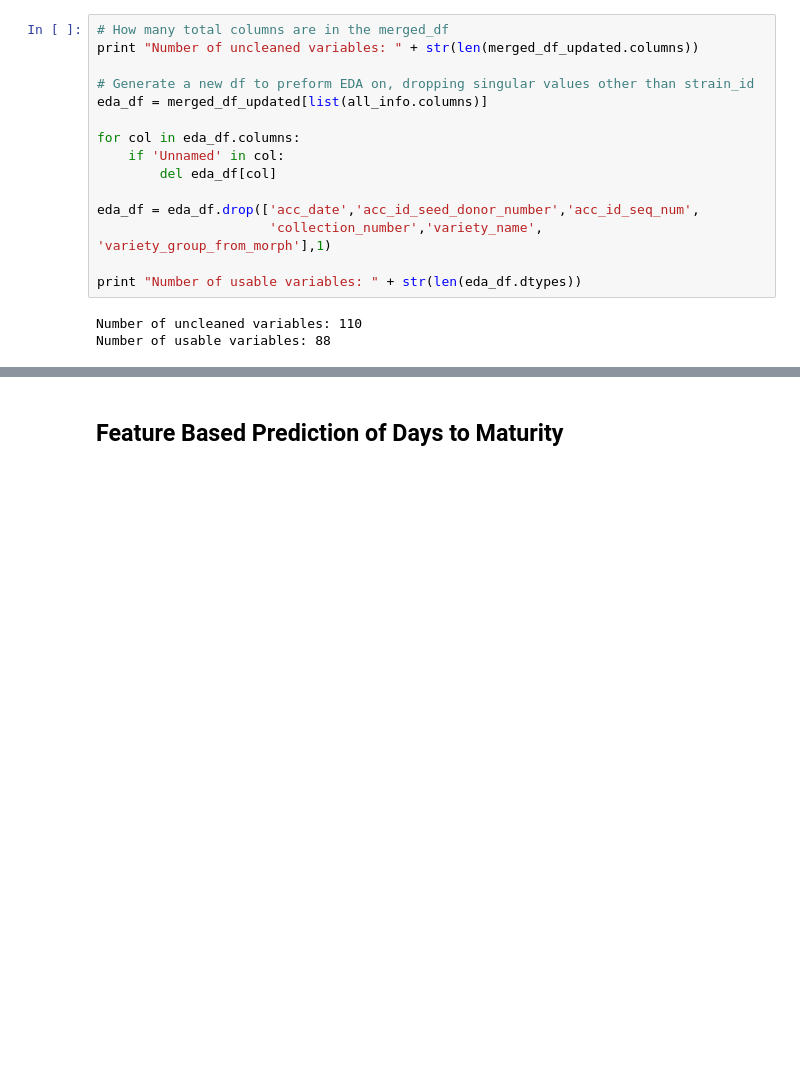
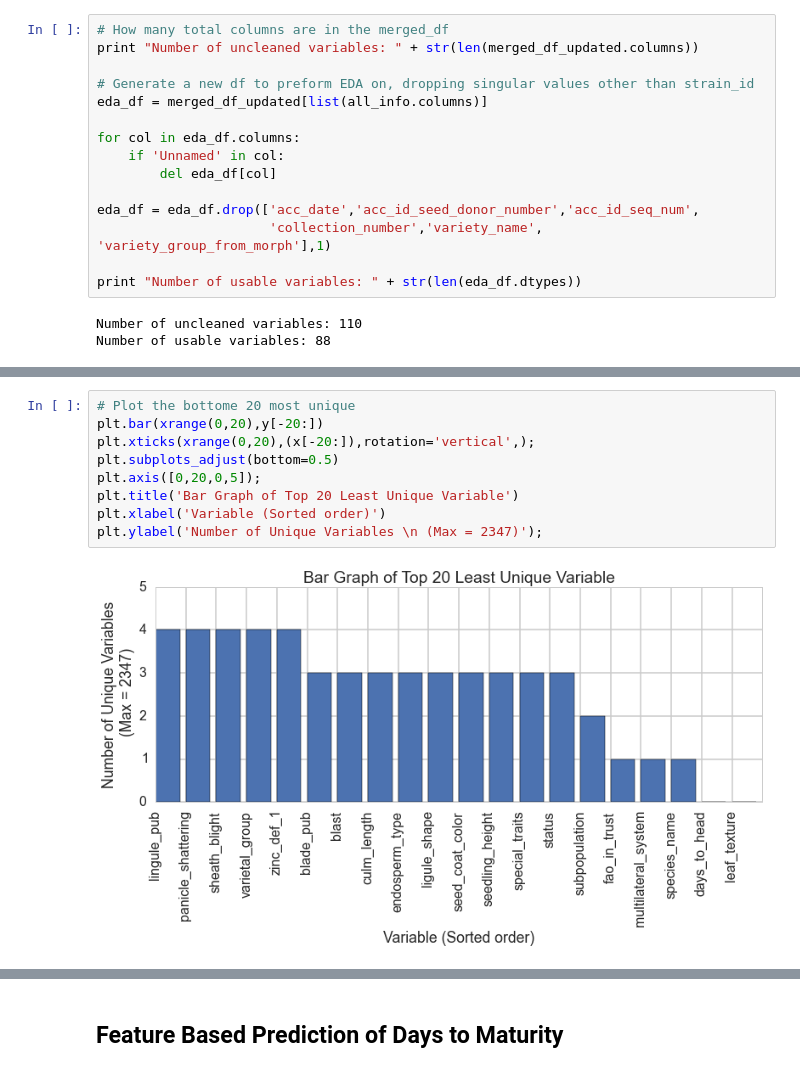
Before and after one commit to dylanpeterson/cs109-final-project, a Jupyter notebook: processbook.ipynb, the cells around one changed output, grey strips where cells are left out. Drawn from its saved outputs; the diff is of its cells as text; blank space fills up the shorter version.

```diff
--- a/processbook.ipynb
+++ b/processbook.ipynb
@@ -425,0 +478,11 @@ plt.ylabel('Number of Unique Variables \n (Max = 2347)');
+# %%
+# Plot the bottome 20 most unique
+plt.bar(xrange(0,20),y[-20:])
+plt.xticks(xrange(0,20),(x[-20:]),rotation='vertical',);
+plt.subplots_adjust(bottom=0.5)
+plt.axis([0,20,0,5]);
+plt.title('Bar Graph of Top 20 Least Unique Variable')
+plt.xlabel('Variable (Sorted order)')
+plt.ylabel('Number of Unique Variables \n (Max = 2347)');
+# %% [output]
+[figure, added]
```
Also changed, not shown: parts of 72 cells of this notebook, 1 other file.
